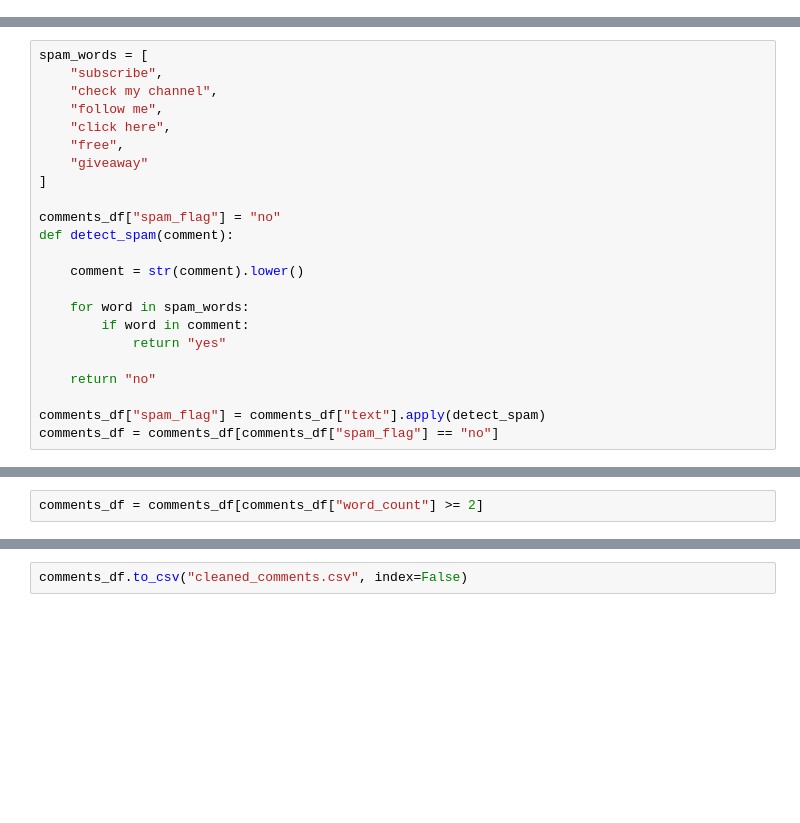
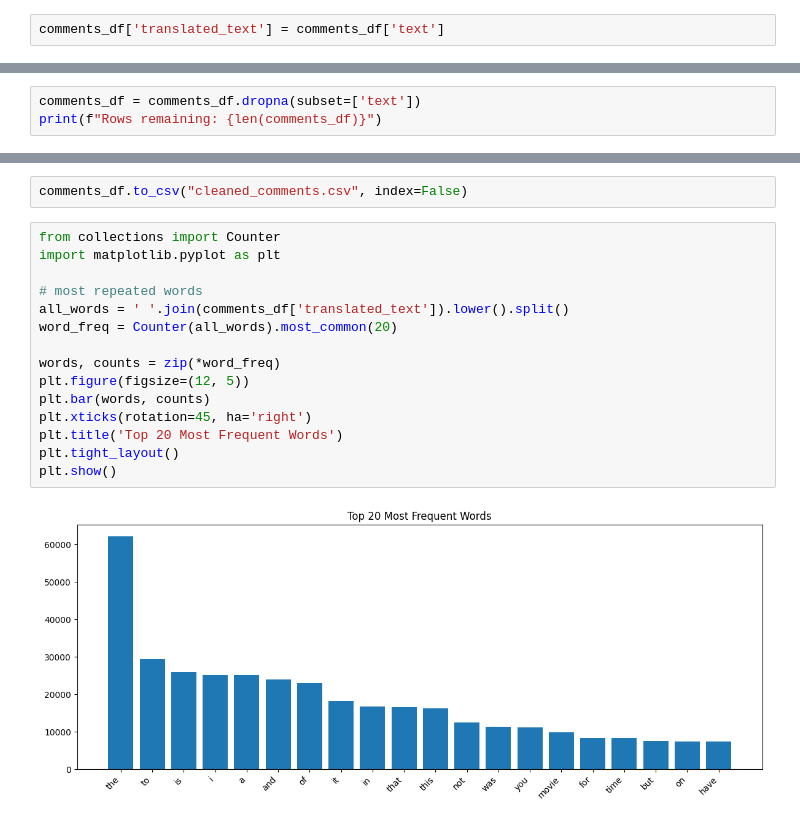
Before and after one commit to sjv24/youtube-intelligence-engine, a Jupyter notebook: notebooks/data_cleaning.ipynb, the cells around one changed output, grey strips where cells are left out. Drawn from its saved outputs; the diff is of its cells as text; blank space fills up the shorter version.

Commit message:
saarthak: modified data cleaning file
added cleaned comments with translations, expanded with acronyms and contractions. Used GPT for relevance detection

```diff
--- a/notebooks/data_cleaning.ipynb
+++ b/notebooks/data_cleaning.ipynb
@@ -232,0 +291,2 @@ comments_df["text"] = comments_df["text"].str.strip()
+# %%
+comments_df['translated_text'] = comments_df['text']
@@ -247,23 +691,0 @@ Detect spam comments
-# %%
-spam_words = [
-    "subscribe",
-    "check my channel",
-    "follow me",
-    "click here",
-    "free",
-    "giveaway"
-]
-
-comments_df["spam_flag"] = "no"
-def detect_spam(comment):
-
-    comment = str(comment).lower()
-
-    for word in spam_words:
-        if word in comment:
-            return "yes"
-
-    return "no"
-
-comments_df["spam_flag"] = comments_df["text"].apply(detect_spam)
-comments_df = comments_df[comments_df["spam_flag"] == "no"]
@@ -272,5 +692,3 @@ Remove extremely short comments
-# %%
-comments_df = comments_df[comments_df["word_count"] >= 2]
 # %% [markdown]
 Final validation checks
 # %%
@@ -333,0 +771,3 @@ dtype: int64
+# %%
+comments_df = comments_df.dropna(subset=['text'])
+print(f"Rows remaining: {len(comments_df)}")
@@ -339,3 +781,20 @@ print(comments_df.shape)
 Export cleaned comments.csv
 # %%
 comments_df.to_csv("cleaned_comments.csv", index=False)
+# %%
+from collections import Counter
+import matplotlib.pyplot as plt
+
+# most repeated words
+all_words = ' '.join(comments_df['translated_text']).lower().split()
+word_freq = Counter(all_words).most_common(20)
+
+words, counts = zip(*word_freq)
+plt.figure(figsize=(12, 5))
+plt.bar(words, counts)
+plt.xticks(rotation=45, ha='right')
+plt.title('Top 20 Most Frequent Words')
+plt.tight_layout()
+plt.show()
+# %% [output]
+[figure, added]
```
Also changed, not shown: parts of 76 cells of this notebook.
